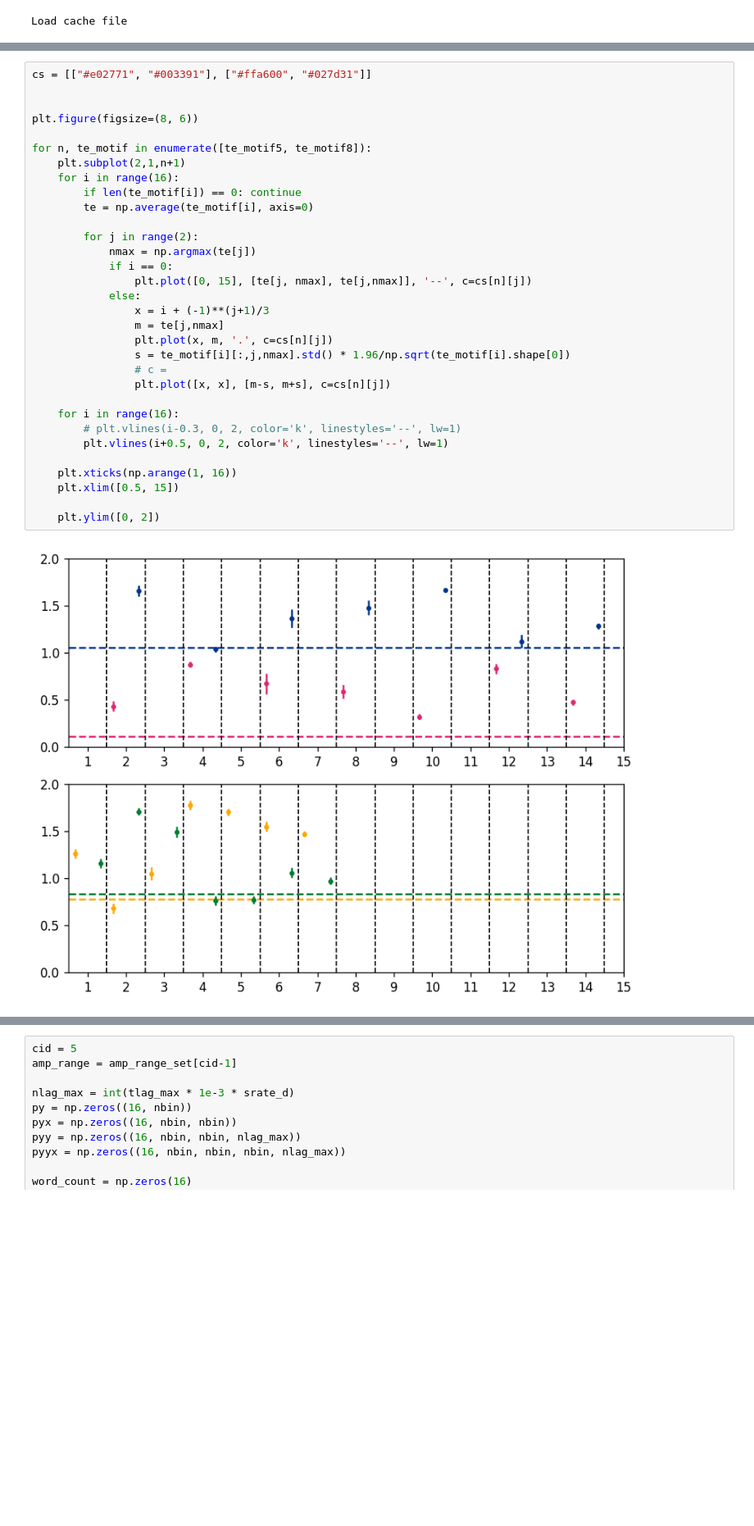
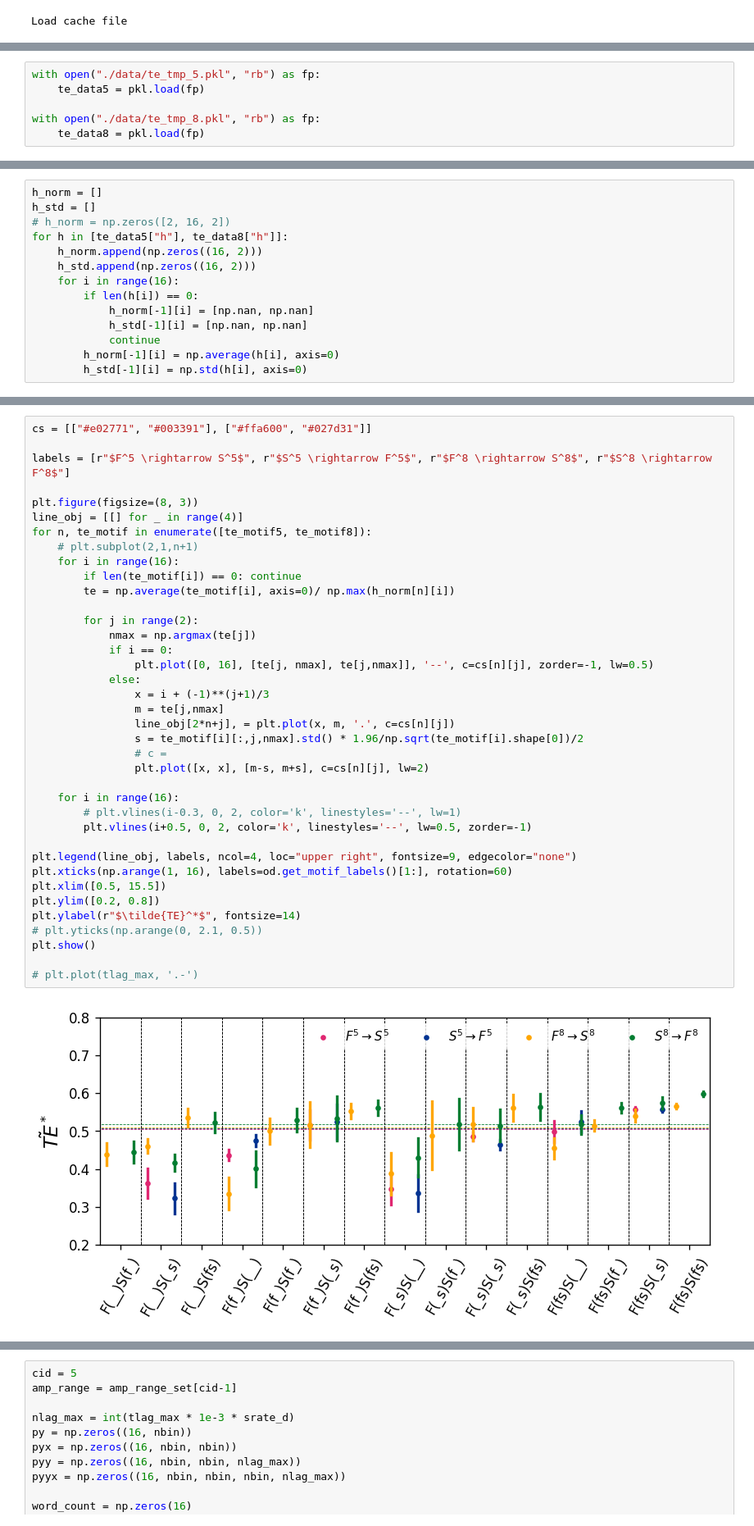
Before and after one commit to jyKim-97/hh_neuralnet, a Jupyter notebook: information_routing/te_oscillation_motif.ipynb, the cells around one changed output, grey strips where cells are left out. Shown at 82% size. Cells and saved outputs as stored; diff of their text form; blank space fills up the shorter version.

```diff
--- a/information_routing/te_oscillation_motif.ipynb
+++ b/information_routing/te_oscillation_motif.ipynb
@@ -115,0 +46,6 @@ te_motif5, len_motif5 = compute_te_on_motif(5, amp_range_set[4], nlag_max)
+# %%
+with open("./data/te_tmp_5.pkl", "rb") as fp:
+    te_data5 = pkl.load(fp)
+
+with open("./data/te_tmp_8.pkl", "rb") as fp:
+    te_data8 = pkl.load(fp)
@@ -115,0 +59,14 @@ te_motif5, len_motif5 = compute_te_on_motif(5, amp_range_set[4], nlag_max)
+# %%
+h_norm = []
+h_std = []
+# h_norm = np.zeros([2, 16, 2])
+for h in [te_data5["h"], te_data8["h"]]:
+    h_norm.append(np.zeros((16, 2)))
+    h_std.append(np.zeros((16, 2)))
+    for i in range(16):
+        if len(h[i]) == 0:
+            h_norm[-1][i] = [np.nan, np.nan]
+            h_std[-1][i] = [np.nan, np.nan]
+            continue
+        h_norm[-1][i] = np.average(h[i], axis=0)
+        h_std[-1][i] = np.std(h[i], axis=0)
@@ -176,34 +253,40 @@ plt.plot([0, 15], [te[0], te[0]], '--', c=cs[n][j])
 # %%
 cs = [["#e02771", "#003391"], ["#ffa600", "#027d31"]]
 
+labels = [r"$F^5 \rightarrow S^5$", r"$S^5 \rightarrow F^5$", r"$F^8 \rightarrow S^8$", r"$S^8 \rightarrow F^8$"]
 
-plt.figure(figsize=(8, 6))
-
+plt.figure(figsize=(8, 3))
+line_obj = [[] for _ in range(4)]
 for n, te_motif in enumerate([te_motif5, te_motif8]):
-    plt.subplot(2,1,n+1)
+    # plt.subplot(2,1,n+1)
     for i in range(16):
         if len(te_motif[i]) == 0: continue
-        te = np.average(te_motif[i], axis=0)
+        te = np.average(te_motif[i], axis=0)/ np.max(h_norm[n][i])
 
         for j in range(2):
             nmax = np.argmax(te[j])
             if i == 0:
-                plt.plot([0, 15], [te[j, nmax], te[j,nmax]], '--', c=cs[n][j])
+                plt.plot([0, 16], [te[j, nmax], te[j,nmax]], '--', c=cs[n][j], zorder=-1, lw=0.5)
             else:
                 x = i + (-1)**(j+1)/3
                 m = te[j,nmax]
-                plt.plot(x, m, '.', c=cs[n][j])
-                s = te_motif[i][:,j,nmax].std() * 1.96/np.sqrt(te_motif[i].shape[0])
+                line_obj[2*n+j], = plt.plot(x, m, '.', c=cs[n][j])
+                s = te_motif[i][:,j,nmax].std() * 1.96/np.sqrt(te_motif[i].shape[0])/2
                 # c =
-                plt.plot([x, x], [m-s, m+s], c=cs[n][j])
+                plt.plot([x, x], [m-s, m+s], c=cs[n][j], lw=2)
 
     for i in range(16):
         # plt.vlines(i-0.3, 0, 2, color='k', linestyles='--', lw=1)
-        plt.vlines(i+0.5, 0, 2, color='k', linestyles='--', lw=1)
+        plt.vlines(i+0.5, 0, 2, color='k', linestyles='--', lw=0.5, zorder=-1)
 
-    plt.xticks(np.arange(1, 16))
-    plt.xlim([0.5, 15])
+plt.legend(line_obj, labels, ncol=4, loc="upper right", fontsize=9, edgecolor="none")
+plt.xticks(np.arange(1, 16), labels=od.get_motif_labels()[1:], rotation=60)
+plt.xlim([0.5, 15.5])
+plt.ylim([0.2, 0.8])
+plt.ylabel(r"$\tilde{TE}^*$", fontsize=14)
+# plt.yticks(np.arange(0, 2.1, 0.5))
+plt.show()
 
-    plt.ylim([0, 2])
+# plt.plot(tlag_max, '.-')
 # %% [output]
-[figure, old version]
+[figure, new version]
```
Also changed, not shown: parts of 29 cells of this notebook, 8 other files.
